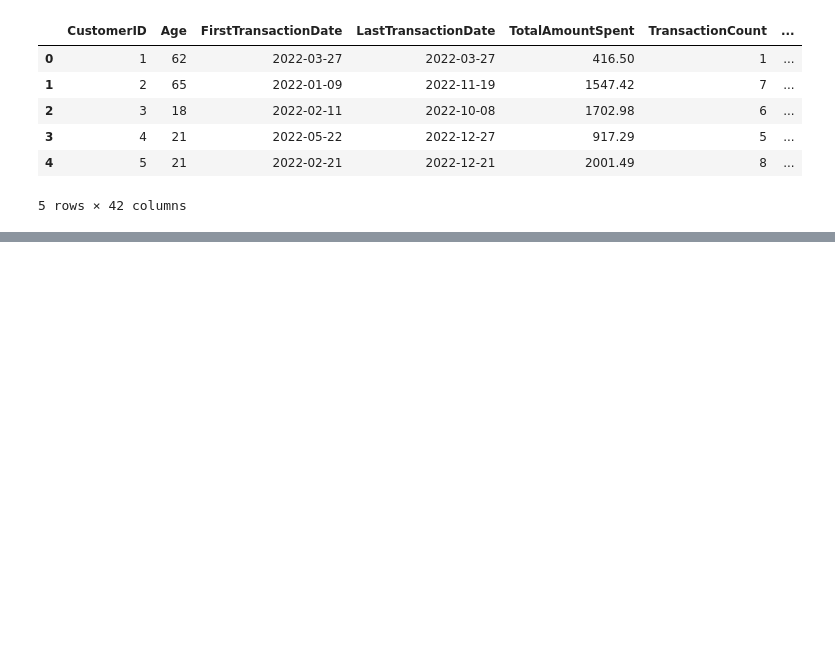
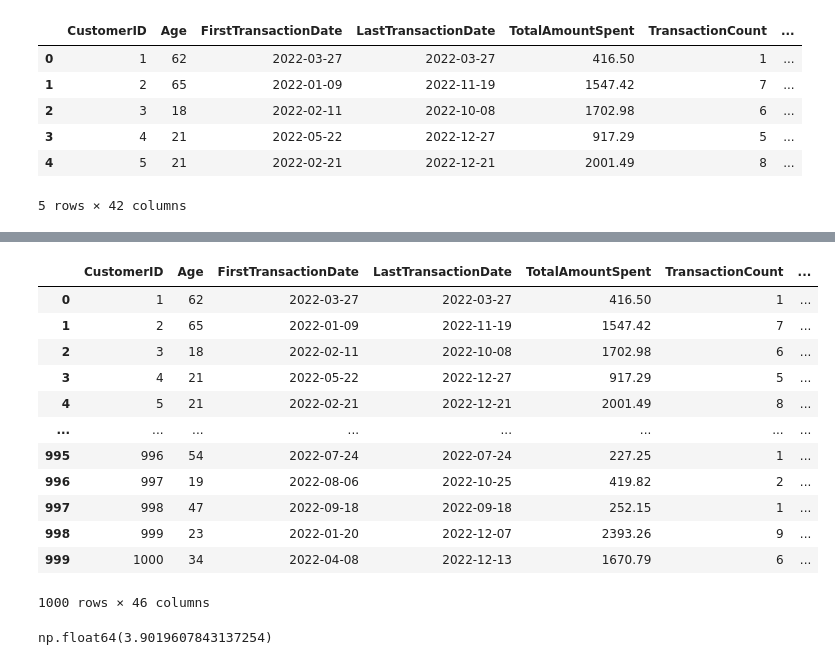
Before and after one commit to Alexander040105/lloyds-banking-group-eda-theforage, a Jupyter notebook: phaseTwo/machine_learning_phase.ipynb, the cells around one changed output, grey strips where cells are left out. Saved outputs shown, nothing was run; the diff lists cells and outputs as text; code cells hidden in the pictures; blank space fills up the shorter version.

```diff
--- a/phaseTwo/machine_learning_phase.ipynb
+++ b/phaseTwo/machine_learning_phase.ipynb
@@ -53,0 +115,9 @@ Decision Tree Classifier Accuracy: 0.69
+# %%
+from sklearn.svm import SVC
+
+svm_classifier = SVC(probability=True, class_weight='balanced', random_state=42)
+svm_classifier.fit(X_train_res, y_train_res)
+y_pred_svm = svm_classifier.predict(X_test)
+y_proba_svm = svm_classifier.predict_proba(X_test)[:,1]
+print(classification_report(y_test, y_pred_svm))
+print(f'ROC_AUC Score: {roc_auc_score(y_test, y_proba_svm)}')
@@ -54 +135,26 @@ Decision Tree Classifier Accuracy: 0.69
+# %%
+cleaned_df_copy['SVM_Predicted_ChurnStatus'] = svm_classifier.predict(X)
+cleaned_df_copy['SVM_Churn_Probability'] = svm_classifier.predict_proba(X)[:, 1]
+cleaned_df_copy
+# %% [output]
+|  | CustomerID | Age | FirstTransactionDate | LastTransactionDate | TotalAmountSpent | TransactionCount | ... |
+| 0 | 1 | 62 | 2022-03-27 | 2022-03-27 | 416.50 | 1 | ... |
+| 1 | 2 | 65 | 2022-01-09 | 2022-11-19 | 1547.42 | 7 | ... |
+| 2 | 3 | 18 | 2022-02-11 | 2022-10-08 | 1702.98 | 6 | ... |
+| 3 | 4 | 21 | 2022-05-22 | 2022-12-27 | 917.29 | 5 | ... |
+| 4 | 5 | 21 | 2022-02-21 | 2022-12-21 | 2001.49 | 8 | ... |
+| ... | ... | ... | ... | ... | ... | ... | ... |
+| 995 | 996 | 54 | 2022-07-24 | 2022-07-24 | 227.25 | 1 | ... |
+| 996 | 997 | 19 | 2022-08-06 | 2022-10-25 | 419.82 | 2 | ... |
+| 997 | 998 | 47 | 2022-09-18 | 2022-09-18 | 252.15 | 1 | ... |
+| 998 | 999 | 23 | 2022-01-20 | 2022-12-07 | 2393.26 | 9 | ... |
+| 999 | 1000 | 34 | 2022-04-08 | 2022-12-13 | 1670.79 | 6 | ... |
+1000 rows × 46 columns
+# %%
+neg = cleaned_df_copy['ChurnStatus'].value_counts()[0]
+pos = cleaned_df_copy['ChurnStatus'].value_counts()[1]
+scale = neg / pos
+scale
+# %% [output]
+np.float64(3.9019607843137254)
 # %%
```
Also changed, not shown: parts of 17 cells of this notebook, 2 other files.
